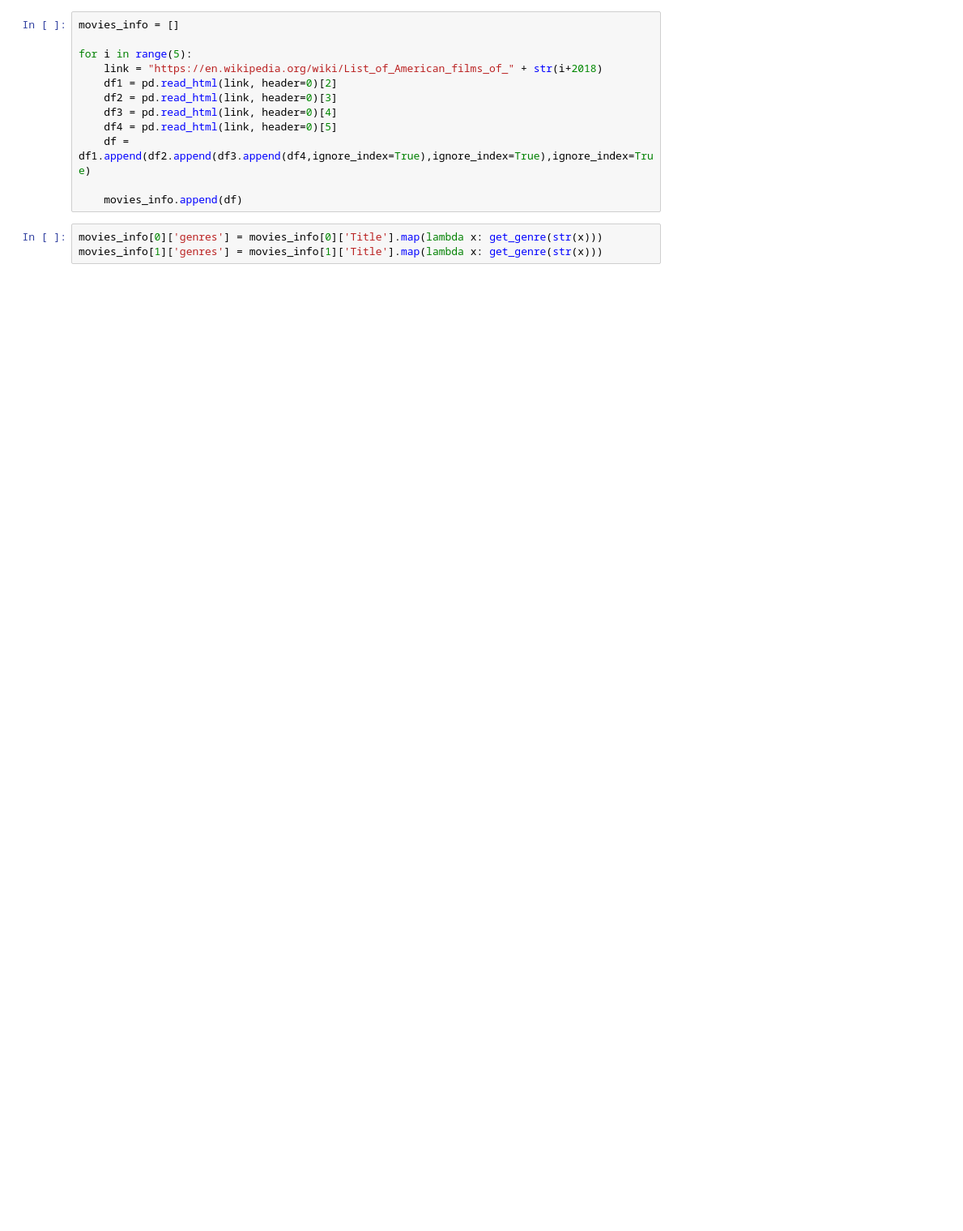
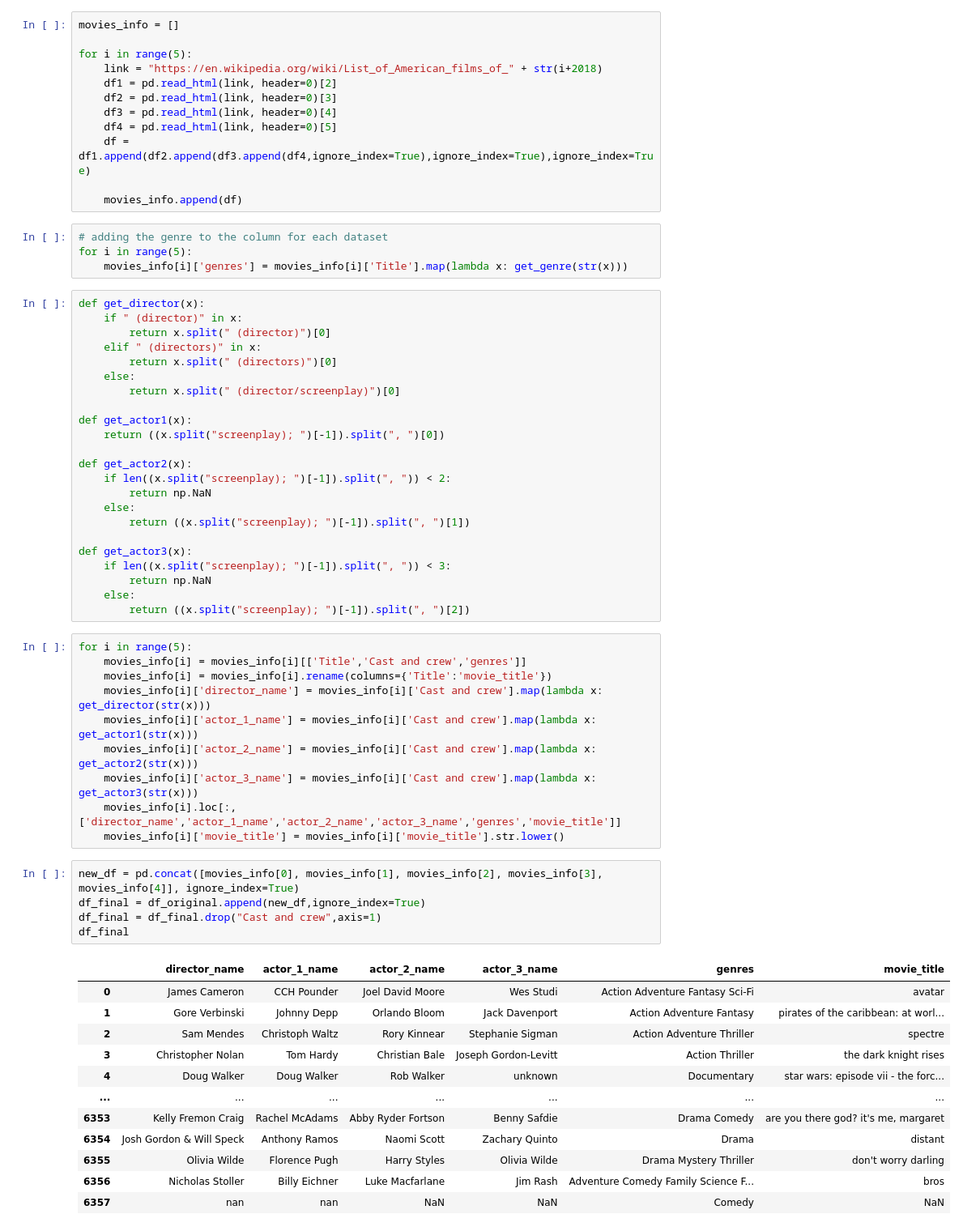
Before and after one commit to Kenta15/Movie_recommendation, a Jupyter notebook: movie_recommendation/backend/preprocessing.ipynb, the cells around one changed output. Shown at 81% size. Cells and saved outputs as stored; diff of their text form; blank space fills up the shorter version.

```diff
--- a/movie_recommendation/backend/home.ipynb
+++ b/movie_recommendation/backend/preprocessing.ipynb
@@ -110,6 +86,58 @@ for i in range(5):
     df = df1.append(df2.append(df3.append(df4,ignore_index=True),ignore_index=True),ignore_index=True)
 
     movies_info.append(df)
-# %%
-movies_info[0]['genres'] = movies_info[0]['Title'].map(lambda x: get_genre(str(x)))
-movies_info[1]['genres'] = movies_info[1]['Title'].map(lambda x: get_genre(str(x)))
+# %%
+# adding the genre to the column for each dataset
+for i in range(5):
+    movies_info[i]['genres'] = movies_info[i]['Title'].map(lambda x: get_genre(str(x)))
+# %%
+def get_director(x):
+    if " (director)" in x:
+        return x.split(" (director)")[0]
+    elif " (directors)" in x:
+        return x.split(" (directors)")[0]
+    else:
+        return x.split(" (director/screenplay)")[0]
+
+def get_actor1(x):
+    return ((x.split("screenplay); ")[-1]).split(", ")[0])
+
+def get_actor2(x):
+    if len((x.split("screenplay); ")[-1]).split(", ")) < 2:
+        return np.NaN
+    else:
+        return ((x.split("screenplay); ")[-1]).split(", ")[1])
+
+def get_actor3(x):
+    if len((x.split("screenplay); ")[-1]).split(", ")) < 3:
+        return np.NaN
+    else:
+        return ((x.split("screenplay); ")[-1]).split(", ")[2])
+# %%
+for i in range(5):
+    movies_info[i] = movies_info[i][['Title','Cast and crew','genres']]
+    movies_info[i] = movies_info[i].rename(columns={'Title':'movie_title'})
+    movies_info[i]['director_name'] = movies_info[i]['Cast and crew'].map(lambda x: get_director(str(x)))
+    movies_info[i]['actor_1_name'] = movies_info[i]['Cast and crew'].map(lambda x: get_actor1(str(x)))
+    movies_info[i]['actor_2_name'] = movies_info[i]['Cast and crew'].map(lambda x: get_actor2(str(x)))
+    movies_info[i]['actor_3_name'] = movies_info[i]['Cast and crew'].map(lambda x: get_actor3(str(x)))
+    movies_info[i].loc[:,['director_name','actor_1_name','actor_2_name','actor_3_name','genres','movie_title']]
+    movies_info[i]['movie_title'] = movies_info[i]['movie_title'].str.lower()
+# %%
+new_df = pd.concat([movies_info[0], movies_info[1], movies_info[2], movies_info[3], movies_info[4]], ignore_index=True)
+df_final = df_original.append(new_df,ignore_index=True)
+df_final = df_final.drop("Cast and crew",axis=1)
+df_final
+# %% [output]
+|  | director_name | actor_1_name | actor_2_name | actor_3_name | genres | movie_title |
+| 0 | James Cameron | CCH Pounder | Joel David Moore | Wes Studi | Action Adventure Fantasy Sci-Fi | avatar |
+| 1 | Gore Verbinski | Johnny Depp | Orlando Bloom | Jack Davenport | Action Adventure Fantasy | pirates of the caribbean: at worl... |
+| 2 | Sam Mendes | Christoph Waltz | Rory Kinnear | Stephanie Sigman | Action Adventure Thriller | spectre |
+| 3 | Christopher Nolan | Tom Hardy | Christian Bale | Joseph Gordon-Levitt | Action Thriller | the dark knight rises |
+| 4 | Doug Walker | Doug Walker | Rob Walker | unknown | Documentary | star wars: episode vii - the forc... |
+| ... | ... | ... | ... | ... | ... | ... |
+| 6353 | Kelly Fremon Craig | Rachel McAdams | Abby Ryder Fortson | Benny Safdie | Drama Comedy | are you there god? it's me, margaret |
+| 6354 | Josh Gordon & Will Speck | Anthony Ramos | Naomi Scott | Zachary Quinto | Drama | distant |
+| 6355 | Olivia Wilde | Florence Pugh | Harry Styles | Olivia Wilde | Drama Mystery Thriller | don't worry darling |
+| 6356 | Nicholas Stoller | Billy Eichner | Luke Macfarlane | Jim Rash | Adventure Comedy Family Science F... | bros |
+| 6357 | nan | nan | NaN | NaN | Comedy | NaN |
```
Also changed, not shown: parts of 11 cells of this notebook, 1 other file.
